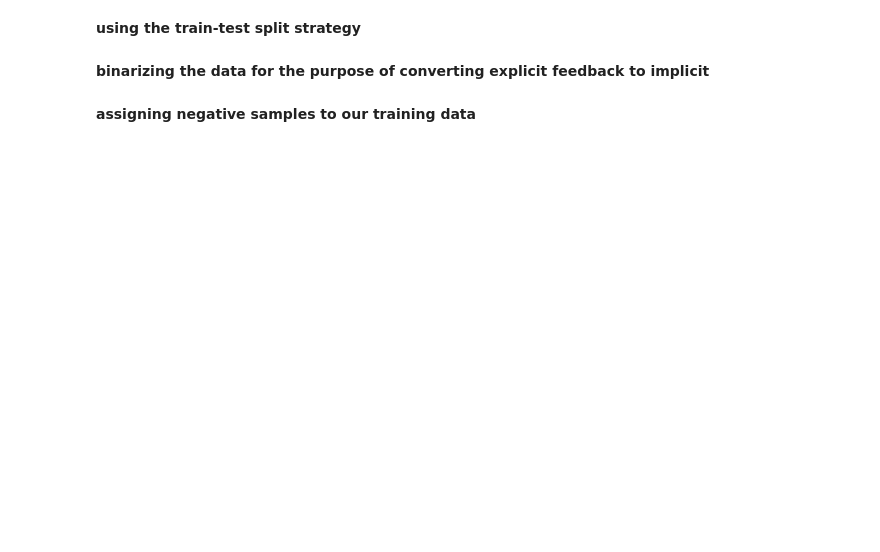
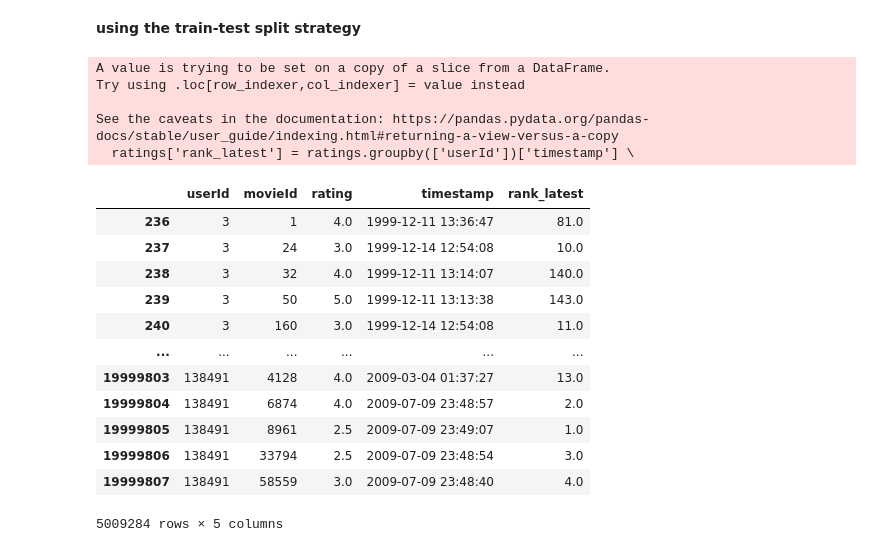
Before and after one commit to Ranvirsv/Deep-Learning-Based-Recommender-System, a Jupyter notebook: Notebooks/DLRS.ipynb, the cells around one changed output. Saved outputs shown, nothing was run; the diff lists cells and outputs as text; code cells hidden in the pictures; blank space fills up the shorter version.

```diff
--- a/Notebooks/DLRS.ipynb
+++ b/Notebooks/DLRS.ipynb
@@ -43,2 +63,0 @@ test_ratings = test_ratings[['userId', 'movieId', 'rating']]
-# %% [markdown]
-**binarizing the data for the purpose of converting explicit feedback to implicit**
@@ -48,2 +63,0 @@ train_ratings.loc[:, 'rating'] = 1
-# %% [markdown]
-**assigning negative samples to our training data**
@@ -75,0 +64,24 @@ for (u, i) in tqdm(user_item_set):
+# %%
+ratings['rank_latest'] = ratings.groupby(['userId'])['timestamp'] \
+                                .rank(method='first', ascending=False)
+
+ratings
+# %% [output]
+A value is trying to be set on a copy of a slice from a DataFrame.
+Try using .loc[row_indexer,col_indexer] = value instead
+
+See the caveats in the documentation: https://pandas.pydata.org/pandas-docs/stable/user_guide/indexing.html#returning-a-view-versus-a-copy
+  ratings['rank_latest'] = ratings.groupby(['userId'])['timestamp'] \
+|  | userId | movieId | rating | timestamp | rank_latest |
+| 236 | 3 | 1 | 4.0 | 1999-12-11 13:36:47 | 81.0 |
+| 237 | 3 | 24 | 3.0 | 1999-12-14 12:54:08 | 10.0 |
+| 238 | 3 | 32 | 4.0 | 1999-12-11 13:14:07 | 140.0 |
+| 239 | 3 | 50 | 5.0 | 1999-12-11 13:13:38 | 143.0 |
+| 240 | 3 | 160 | 3.0 | 1999-12-14 12:54:08 | 11.0 |
+| ... | ... | ... | ... | ... | ... |
+| 19999803 | 138491 | 4128 | 4.0 | 2009-03-04 01:37:27 | 13.0 |
+| 19999804 | 138491 | 6874 | 4.0 | 2009-07-09 23:48:57 | 2.0 |
+| 19999805 | 138491 | 8961 | 2.5 | 2009-07-09 23:49:07 | 1.0 |
+| 19999806 | 138491 | 33794 | 2.5 | 2009-07-09 23:48:54 | 3.0 |
+| 19999807 | 138491 | 58559 | 3.0 | 2009-07-09 23:48:40 | 4.0 |
+5009284 rows × 5 columns
```
Also changed, not shown: parts of 16 cells of this notebook.
